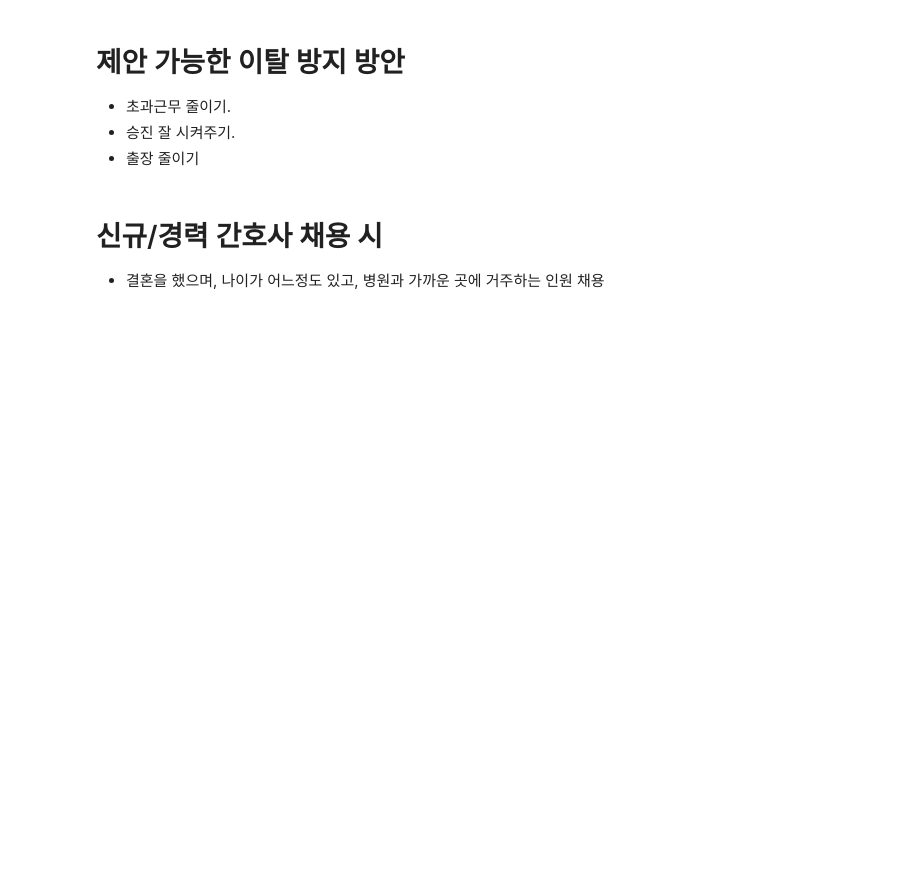
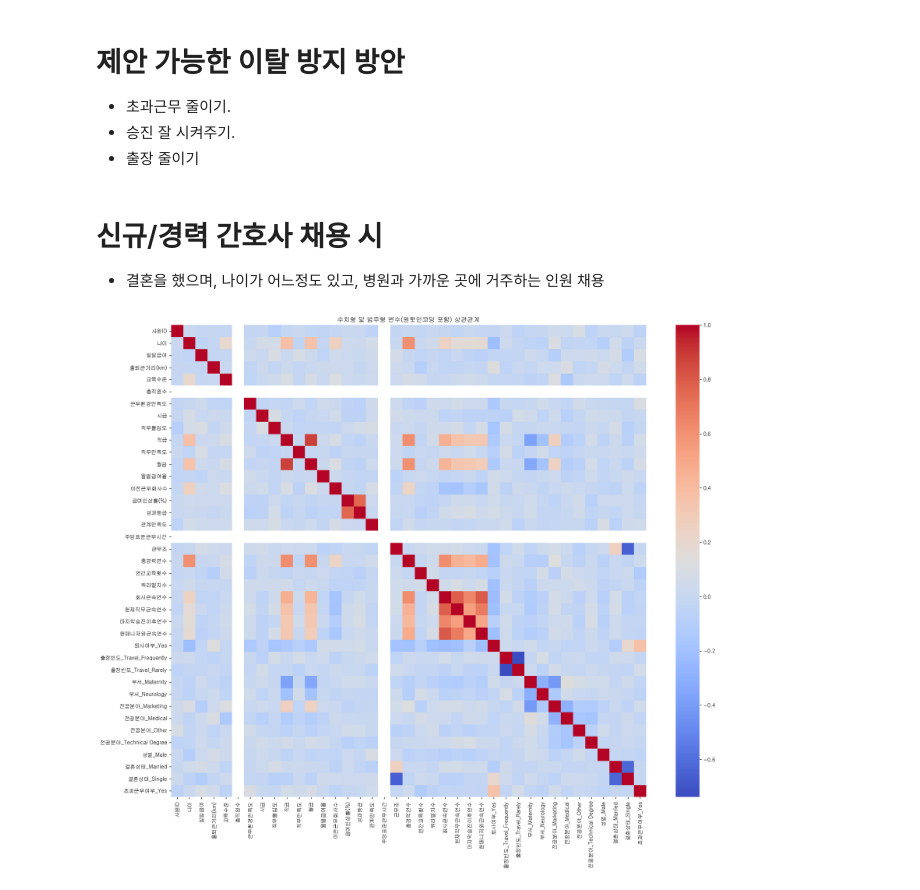
Before and after one commit to encore-SKN11/ML-1Team, a Jupyter notebook: 장수/2ST_project.ipynb, the cells around one changed output. Cells and saved outputs as stored; diff of their text form; code cells hidden in the pictures; blank space fills up the shorter version.

```diff
--- a/장수/2ST_project.ipynb
+++ b/장수/2ST_project.ipynb
@@ -361,3 +486,15 @@ weighted avg       0.93      0.94      0.93       159
 # %% [markdown]
 # 신규/경력 간호사 채용 시
 - 결혼을 했으며, 나이가 어느정도 있고, 병원과 가까운 곳에 거주하는 인원 채용
+# %%
+# 원핫 인코딩 (drop_first=True 하면 다중공선성 방지 차원에서 첫 번째 카테고리 컬럼은 제거)
+df_encoded = pd.get_dummies(df, drop_first=True)
+
+# 상관계수 히트맵
+plt.figure(figsize=(20, 16))
+corr = df_encoded.corr()
+sns.heatmap(corr, annot=False, cmap="coolwarm", fmt=".1f")
+plt.title("수치형 및 범주형 변수(원핫인코딩 포함) 상관관계")
+plt.show()
+# %% [output]
+[figure, added]
```
Also changed, not shown: parts of 5 cells of this notebook, 4 other files.
